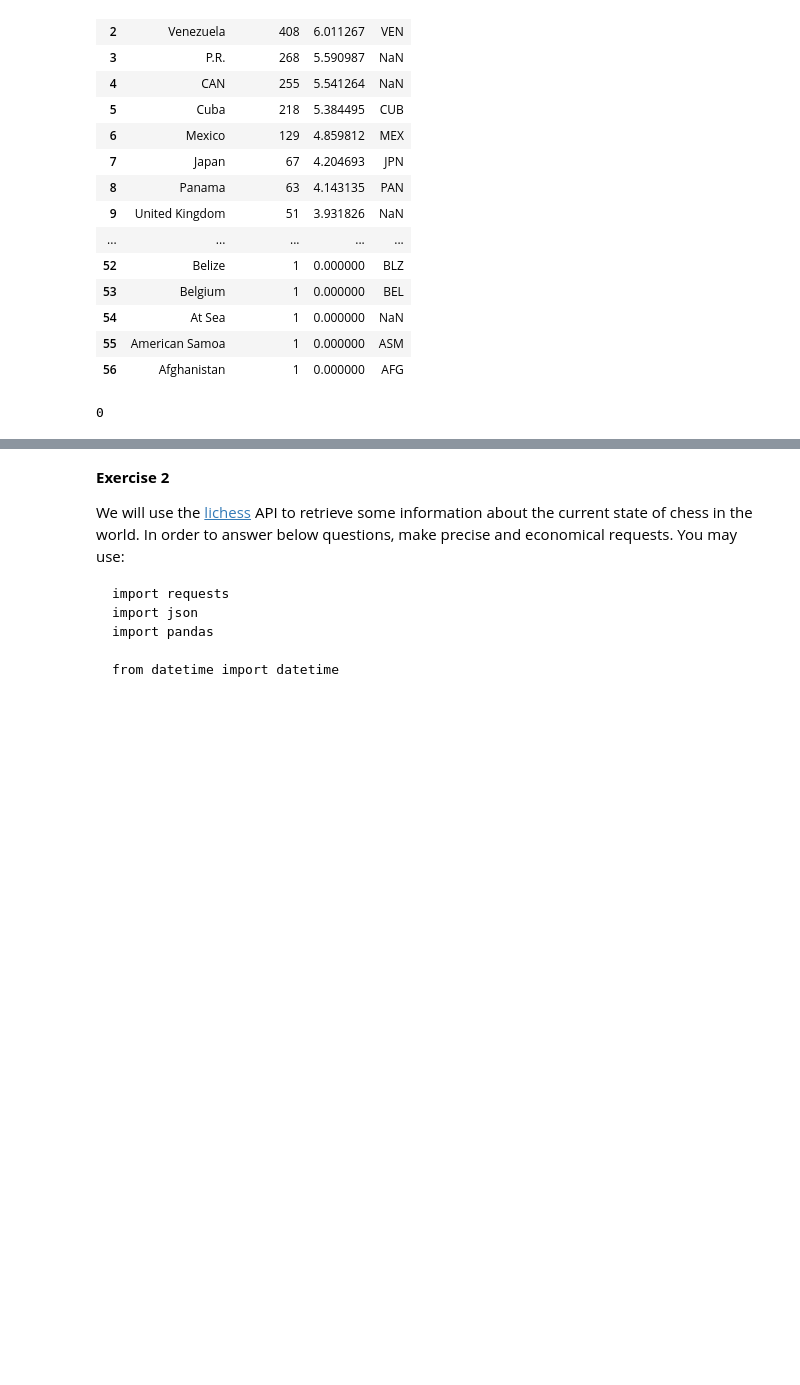
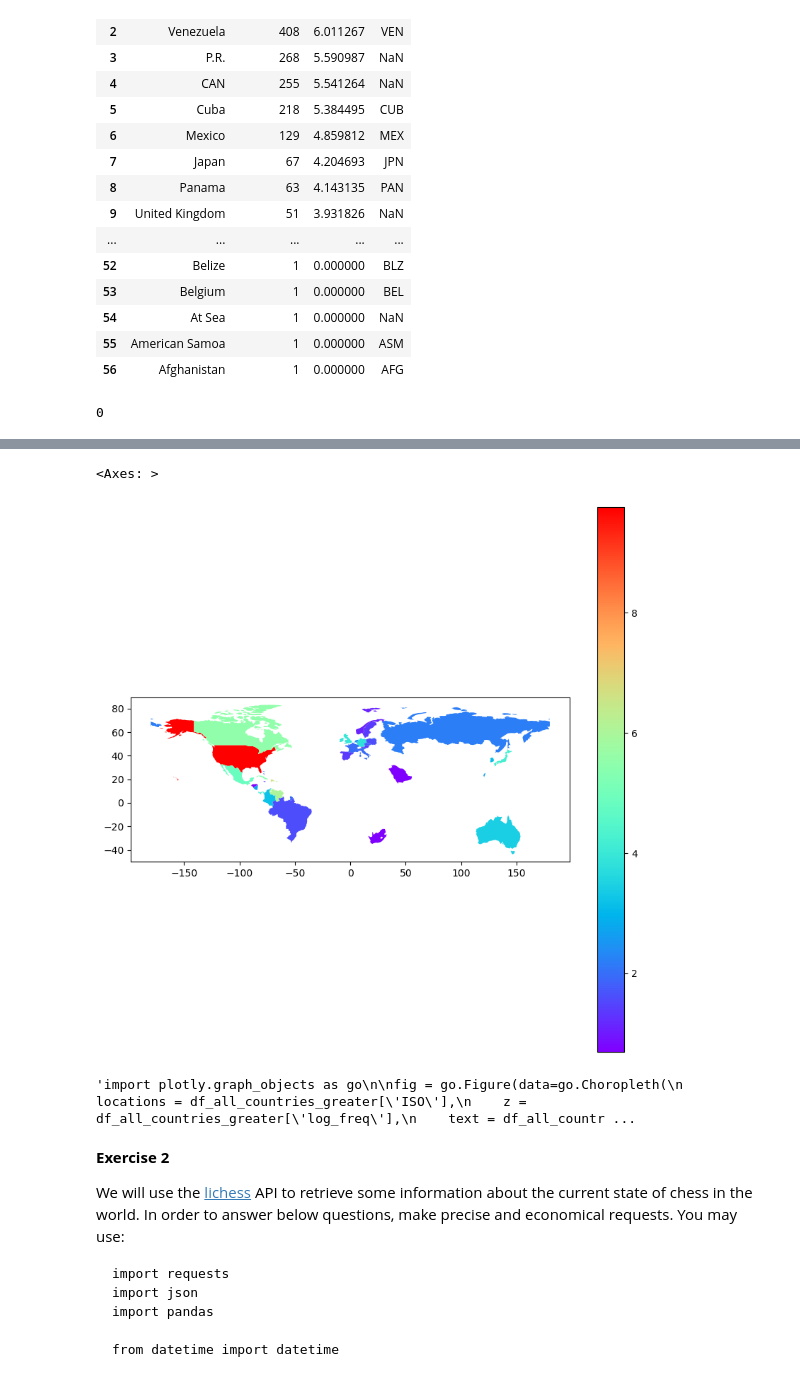
Before and after one commit to AlanPhan1999/Stat220, a Jupyter notebook: Homework/hw1.ipynb, the cells around one changed output, grey strips where cells are left out. Saved outputs shown, nothing was run; the diff lists cells and outputs as text; code cells hidden in the pictures; blank space fills up the shorter version.

Commit message:
finished world map we done

```diff
--- a/Homework/hw1.ipynb
+++ b/Homework/hw1.ipynb
@@ -133,7 +135,7 @@ country_iso = countries.iloc[:,4]
 country = pd.DataFrame({"Country":country_name, "ISO":country_iso})
 country['Country'] = country['Country'].str.replace(r'\([^)]*\)', '', regex=True)
 country['Country'] = country['Country'].str.strip()
-country[country['ISO'] == "CUW"] = 'Curacao'
+country['Country'].replace('Curaçao', 'Curacao', inplace=True)
 # %%
 country_df = pd.read_sql("""SELECT birthCountry, COUNT(birthCountry) FROM People
                      GROUP BY birthCountry
@@ -182,0 +205,2 @@ print(sum(df_all_countries_greater['ISO'].isna()))
+# %%
+world = geopandas.read_file(geopandas.datasets.get_path('naturalearth_lowres'))
@@ -183,5 +216,14 @@ print(sum(df_all_countries_greater['ISO'].isna()))
+# %%
+geo = df_all_countries_greater.merge(world, how='left', left_on='ISO',right_on = 'iso_a3')
+geo = geopandas.GeoDataFrame(geo, crs='EPSG:4326', geometry='geometry')
+# %%
+fig, ax = plt.subplots(figsize=(10,10))
+geo.plot(ax=ax, column='log_freq', cmap='rainbow', legend=True)
+# %% [output]
+<Axes: >
+[figure, added]
 # %%
-import plotly.graph_objects as go
+"""import plotly.graph_objects as go
 
 fig = go.Figure(data=go.Choropleth(
     locations = df_all_countries_greater['ISO'],
@@ -196,15 +238,19 @@ fig = go.Figure(data=go.Choropleth(
 ))
 
 fig.update_layout(
-    width=1000,
-    height=620,
+    width=10,
+    height=10,
     geo=dict(
         showframe=False,
         showcoastlines=False,
         projection_type='equirectangular'
     )
 )
-fig.show()
+static_image = fig.to_image(format='jpg')
+fig.write_image("../images/img1.jpg")
+"""
+# %% [output]
+'import plotly.graph_objects as go\n\nfig = go.Figure(data=go.Choropleth(\n    locations = df_all_countries_greater[\'ISO\'],\n    z = df_all_countries_greater[\'log_freq\'],\n    text = df_all_countr ...
 # %% [markdown]
 __Exercise 2__
 
```
Also changed, not shown: parts of 6 cells of this notebook.
